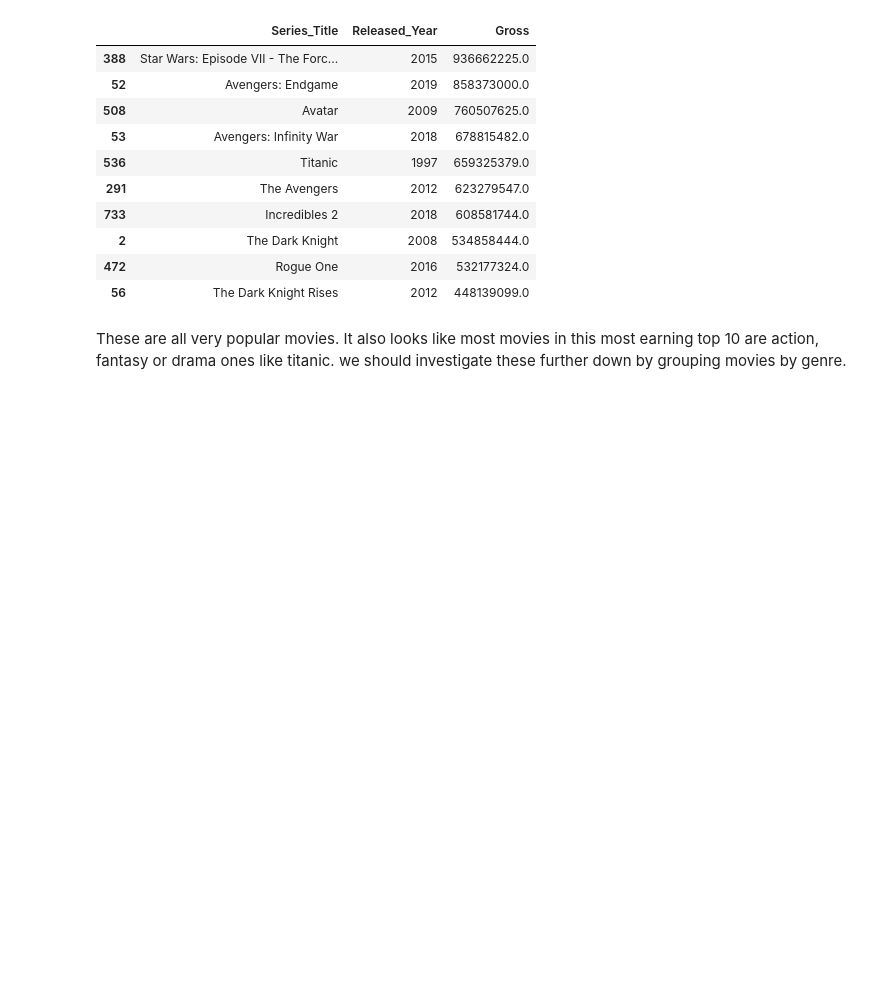
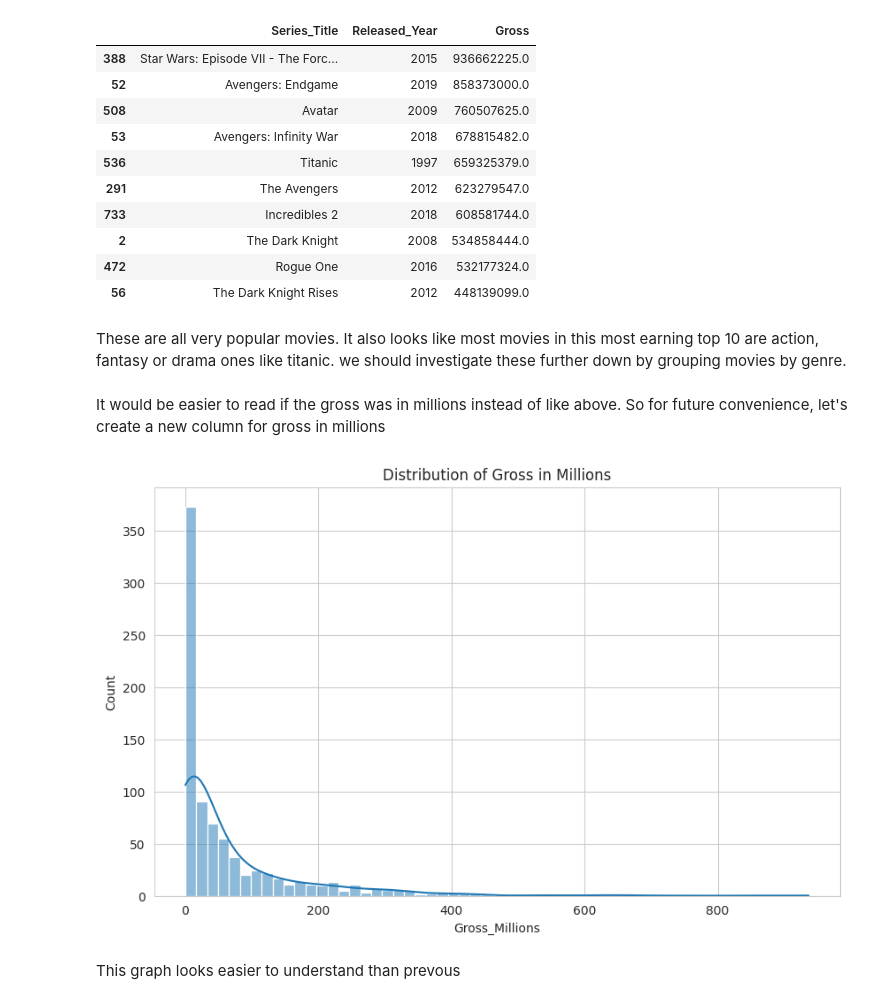
Before and after one commit to rahulkrishna-s/imdb-eda-notebooks, a Jupyter notebook: notebooks/imdb_eda.ipynb, the cells around one changed output. Drawn from its saved outputs; the diff is of its cells as text; code cells hidden in the pictures; blank space fills up the shorter version.

Commit message:
Add Gross_Millions column to the df

```diff
--- a/notebooks/imdb_eda.ipynb
+++ b/notebooks/imdb_eda.ipynb
@@ -230,3 +230,15 @@ top_earners[['Series_Title', 'Released_Year', 'Gross']]
 | 56 | The Dark Knight Rises | 2012 | 448139099.0 |
 # %% [markdown]
 These are all very popular movies. It also looks like most movies in this most earning top 10 are action, fantasy or drama ones like titanic. we should investigate these further down by grouping movies by genre.
+# %% [markdown]
+It would be easier to read if the gross was in millions instead of like above. So for future convenience, let's create a new column for gross in millions
+# %%
+df['Gross_Millions'] = df['Gross'] / 1000000
+# %%
+sns.histplot(df['Gross_Millions'], kde=True)
+plt.title('Distribution of Gross in Millions')
+plt.show()
+# %% [output]
+[figure, added]
+# %% [markdown]
+This graph looks easier to understand than prevous
```
